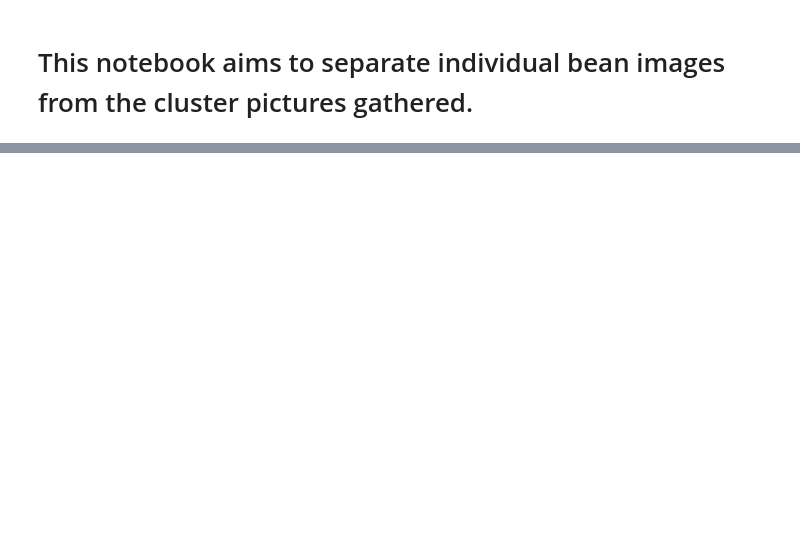
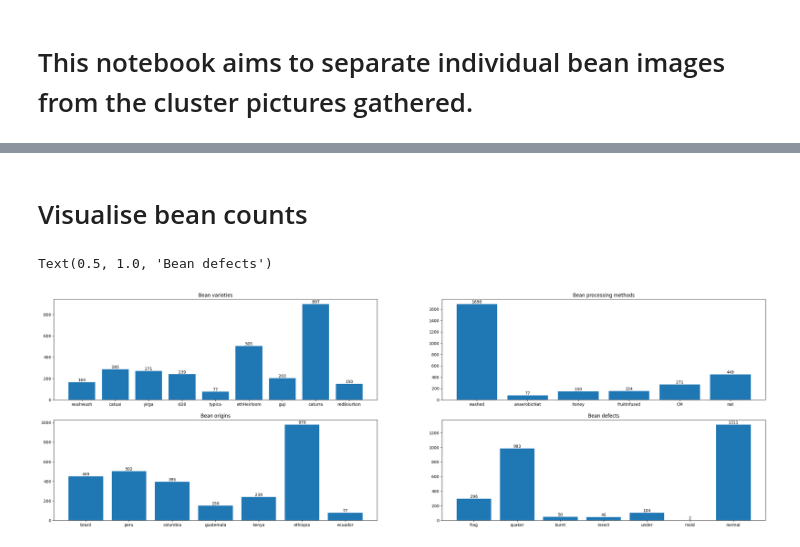
Before and after one commit to dont-text-me/PRBX-work, a Jupyter notebook: image-processing.ipynb, the cells around one changed output, grey strips where cells are left out. Saved outputs shown, nothing was run; the diff lists cells and outputs as text; code cells hidden in the pictures; blank space fills up the shorter version.

Commit message:
process images and add visualisation. TODO: make sure no unwanted things are in the images

```diff
--- a/image-processing.ipynb
+++ b/image-processing.ipynb
@@ -66,0 +49,6 @@ area: 86304
+# %%
+bean_dirs = [folder for folder in os.listdir("data/raw") if not folder.startswith(".")]
+for dir in bean_dirs:
+    img_paths = os.listdir(f"data/raw/{dir}")
+    for index, path in enumerate(img_paths):
+        split_beans(f"data/raw/{dir}/{path}", f"data/processed/{dir}", index)
@@ -66,0 +75,3 @@ area: 86304
+# %%
+def get_non_hidden_folders(path):
+    return [f for f in os.listdir(path) if not f.startswith(".")]
@@ -66,0 +151,14 @@ area: 86304
+# %%
+varieties = [path.split("-")[1] for path in get_non_hidden_folders("data/processed")]
+varieties = set(varieties)
+variety_counts = {}
+for variety in varieties:
+    variety_counts[variety] = sum(
+        [
+            len(os.listdir(f"data/processed/{folder}"))
+            for folder in get_non_hidden_folders("data/processed")
+            if variety in folder
+        ]
+    )
+
+variety_counts
@@ -66,0 +175,25 @@ area: 86304
+# %% [markdown]
+# Visualise bean counts
+# %%
+import matplotlib.pyplot as plt
+
+
+def plot_dict(input: dict, ax) -> None:
+    keys = list(input.keys())
+    values = list(input.values())
+    ax.bar_label(ax.bar(range(len(keys)), values, tick_label=keys))
+
+
+fig, ((ax1, ax2), (ax3, ax4)) = plt.subplots(2, 2, figsize=(32, 10))
+
+plot_dict(variety_counts, ax1)
+ax1.set_title("Bean varieties")
+plot_dict(method_counts, ax2)
+ax2.set_title("Bean processing methods")
+plot_dict(origin_counts, ax3)
+ax3.set_title("Bean origins")
+plot_dict(defect_counts, ax4)
+ax4.set_title("Bean defects")
+# %% [output]
+Text(0.5, 1.0, 'Bean defects')
+[figure, added]
```
Also changed, not shown: parts of 12 cells of this notebook.
